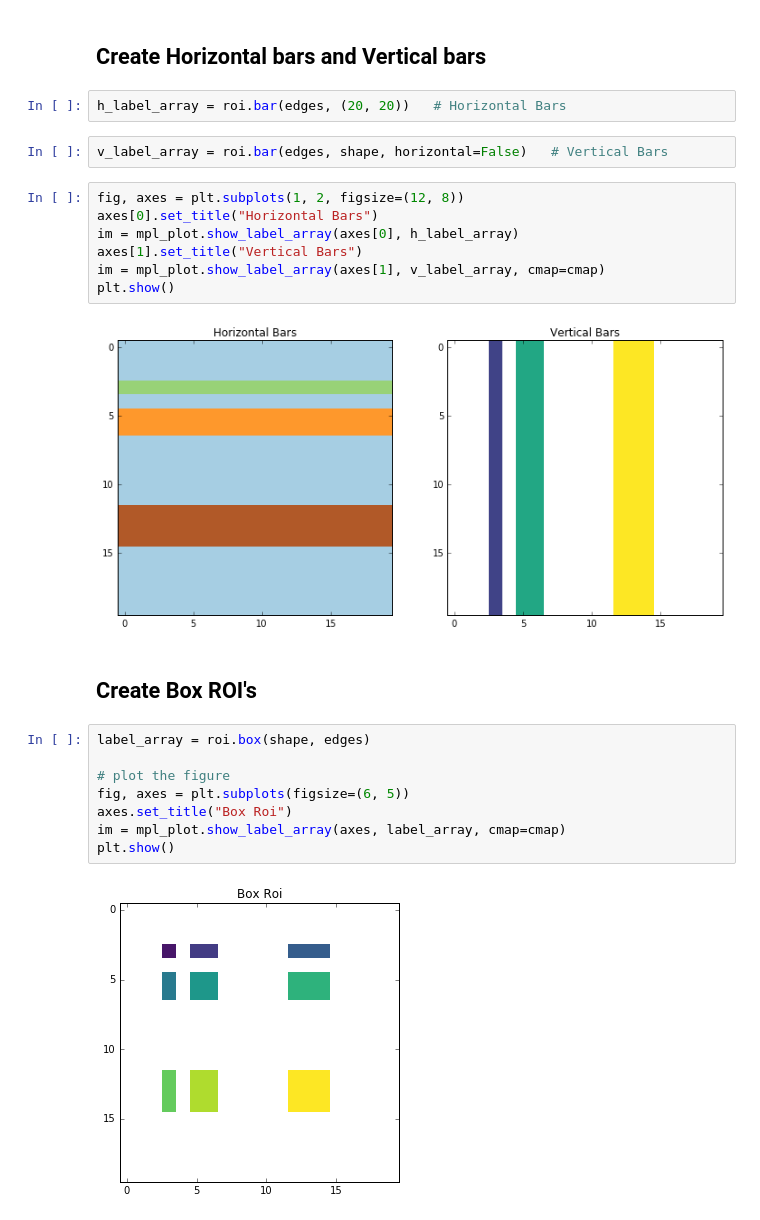
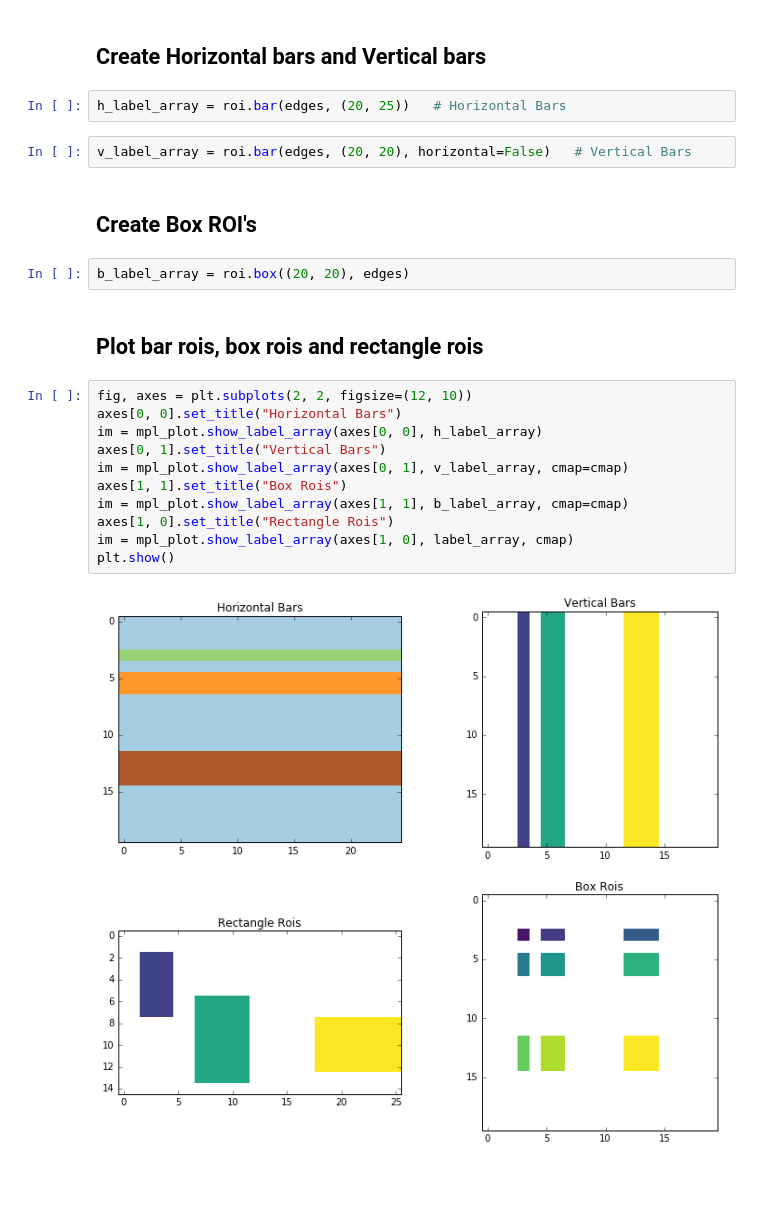
Before and after one commit to scikit-beam/scikit-beam-examples, a Jupyter notebook: demos/Generate_ROI_labeled_arrays.ipynb, the cells around one changed output. Drawn from its saved outputs; the diff is of its cells as text; blank space fills up the shorter version.

```diff
--- a/demos/Generate_ROI_labeled_arrays.ipynb
+++ b/demos/Generate_ROI_labeled_arrays.ipynb
@@ -227,30 +220,28 @@ edges
 # %% [markdown]
 ## Create Horizontal bars and Vertical bars
 # %%
-h_label_array = roi.bar(edges, (20, 20))   # Horizontal Bars
+h_label_array = roi.bar(edges, (20, 25))   # Horizontal Bars
 # %%
-v_label_array = roi.bar(edges, shape, horizontal=False)   # Vertical Bars
+v_label_array = roi.bar(edges, (20, 20), horizontal=False)   # Vertical Bars
-# %%
-fig, axes = plt.subplots(1, 2, figsize=(12, 8))
-axes[0].set_title("Horizontal Bars")
-im = mpl_plot.show_label_array(axes[0], h_label_array)
-axes[1].set_title("Vertical Bars")
-im = mpl_plot.show_label_array(axes[1], v_label_array, cmap=cmap)
-plt.show()
-# %% [output]
-[figure, removed]
 # %% [markdown]
 ## Create Box ROI's
-# %%
-label_array = roi.box(shape, edges)
-
-# plot the figure
-fig, axes = plt.subplots(figsize=(6, 5))
-axes.set_title("Box Roi")
-im = mpl_plot.show_label_array(axes, label_array, cmap=cmap)
-plt.show()
-# %% [output]
-[figure, removed]
+# %%
+b_label_array = roi.box((20, 20), edges)
+# %% [markdown]
+## Plot bar rois, box rois and rectangle rois
+# %%
+fig, axes = plt.subplots(2, 2, figsize=(12, 10))
+axes[0, 0].set_title("Horizontal Bars")
+im = mpl_plot.show_label_array(axes[0, 0], h_label_array)
+axes[0, 1].set_title("Vertical Bars")
+im = mpl_plot.show_label_array(axes[0, 1], v_label_array, cmap=cmap)
+axes[1, 1].set_title("Box Rois")
+im = mpl_plot.show_label_array(axes[1, 1], b_label_array, cmap=cmap)
+axes[1, 0].set_title("Rectangle Rois")
+im = mpl_plot.show_label_array(axes[1, 0], label_array, cmap)
+plt.show()
+# %% [output]
+[figure, added]
 # %%
 import skbeam
 print(skbeam.__version__)
```
Also changed, not shown: parts of 2 cells of this notebook.
